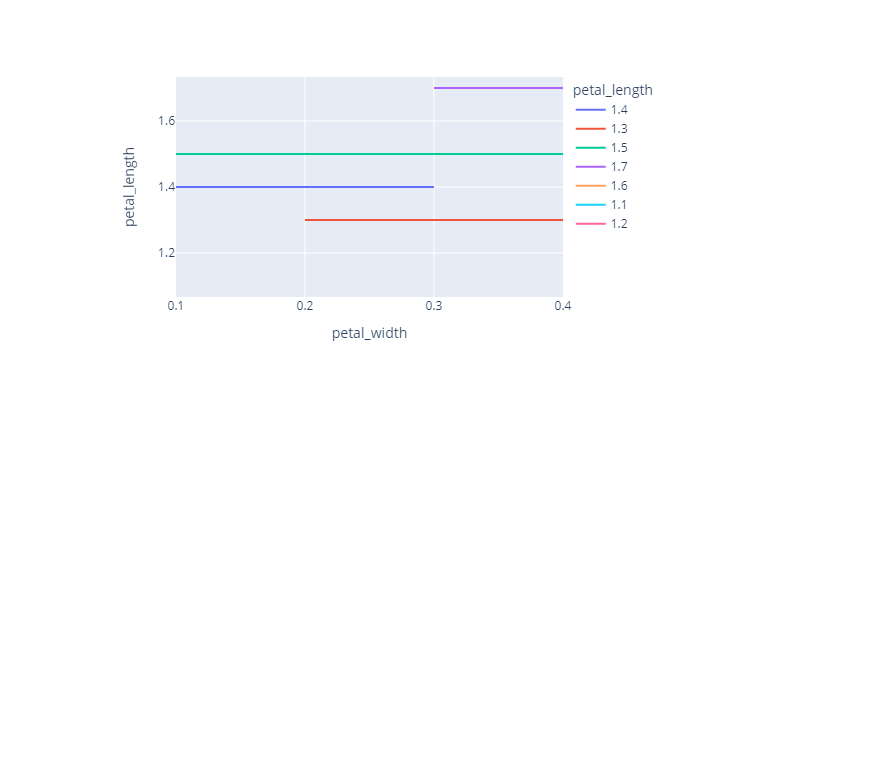
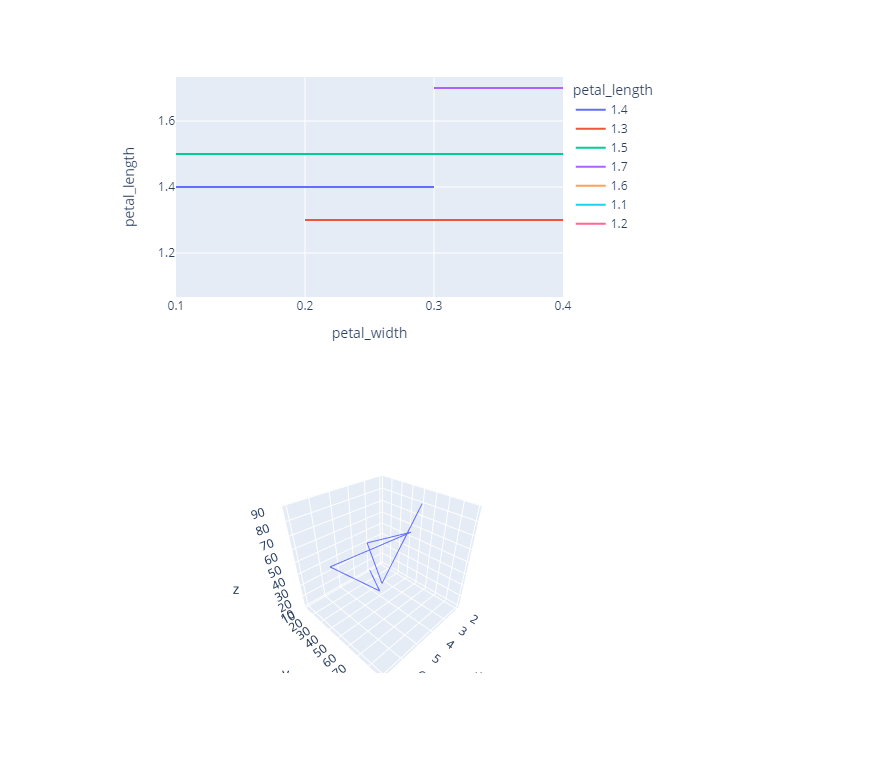
Before and after one commit to AminMShahnani/Python_Matplotlib_Plotly_Visualization_Tutorial, a Jupyter notebook: Codes/11.Line_Chart.ipynb, the cells around one changed output. Cells and saved outputs as stored; diff of their text form; code cells hidden in the pictures; blank space fills up the shorter version.

```diff
--- a/Codes/11.Line_Chart.ipynb
+++ b/Codes/11.Line_Chart.ipynb
@@ -52,3 +52,7 @@ fig.show()
 # %%
 dict1={'x':[3,4,5,6,2,5,7,3], 'y':[12, 34, 56, 23, 43, 45, 89, 62], 'z':[11, 22,33,44,55,66,77,88]}
 df=pd.DataFrame(dict1)
+fig=px.line_3d(df, x="x", y="y", z="z")
+fig.show()
+# %% [output]
+[figure, added]
```
